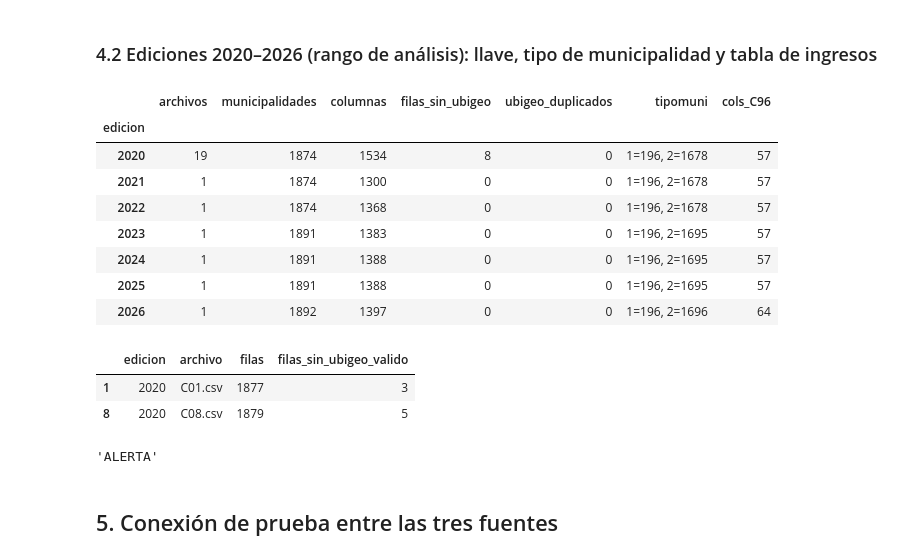
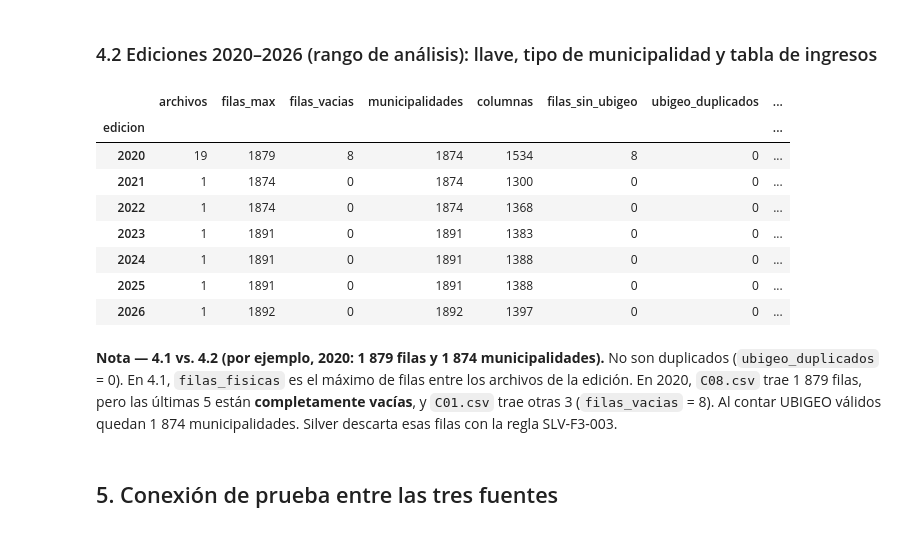
Before and after one commit to Rodriqg/Analisis-Presupuesto-Ejecucion-MEF, a Jupyter notebook: data/bronze/02_bronze_perfilado.ipynb, the cells around one changed output. Cells and saved outputs as stored; diff of their text form; code cells hidden in the pictures.

```diff
--- a/data/bronze/02_bronze_perfilado.ipynb
+++ b/data/bronze/02_bronze_perfilado.ipynb
@@ -433,17 +346,0 @@ display(pd.DataFrame(card).pivot_table(index="columna", columns="archivo", value
-# %%
-# Candidatas: columnas compartidas, identificadores propios (*_ID), años y meses
-def candidatas(cols):
-    return [c for c in cols if c in compartidas.index or c.endswith("_ID") or c.startswith(("ANO_", "MES_")) or c == "UBIGEO"]
-
-llaves = []
-for a, d in dfs_f2.items():
-    pdf = a_pandas(d.select(*candidatas(d.columns)))
-    cand, encontrada = list(pdf.columns), None
-    for k in range(1, len(cand) + 1):
-        encontrada = next((combo for combo in combinations(cand, k) if not pdf.duplicated(subset=list(combo)).any()), None)
-        if encontrada:
-            break
-    llaves.append({"archivo": a, "filas": len(pdf), "columnas_candidatas": ", ".join(cand), "llave_minima": " + ".join(encontrada) if encontrada else "(ninguna)"})
-df_llaves = pd.DataFrame(llaves)
-display(df_llaves)
-check("BRZ-F2-002", "Cada archivo del SISMEPRE tiene una llave natural deducida de sus columnas", len(df_llaves), int((df_llaves["llave_minima"] == "(ninguna)").sum()))
@@ -565,0 +386,16 @@ Municipalidades con tipo (2019–2026): 1449 | cambian de tipo desde 2019: 0
+# %%
+LLAVES_F2 = {
+    "rentas_ano_aplicacion.csv":       ["ANO_APLICACION", "PERIODO"],
+    "rentas_entidad_estado.csv":       ["SEC_EJEC", "ANO_APLICACION", "PERIODO"],
+    "rentas_esat_estadistica_atm.csv": ["SEC_EJEC", "ANO_APLICACION", "PERIODO", "ANO_ESTADISTICA", "MES_ESTADISTICA", "FORMULARIO_ID"],
+    "rentas_estadistica.csv":          ["ANO_APLICACION", "PERIODO", "FORMULARIO_ID", "ANO_ESTADISTICA", "MES_ESTADISTICA"],
+    "rentas_formulario.csv":           ["ANO_APLICACION", "PERIODO", "FORMULARIO_ID"],
+    "rentas_preguntas.csv":            ["ANO_APLICACION", "PERIODO", "PREGUNTA_ID"],
+    "rentas_respuestas.csv":           ["SEC_EJEC", "ANO_APLICACION", "RESPUESTA_ID"],
+}
+llaves = []
+for a, k in LLAVES_F2.items():
+    d = dfs_f2[a]
+    n, distintas = d.count(), d.select(*k).distinct().count()
+    llaves.append({"archivo": a, "llave": " + ".join(k), "filas": n, "duplicados_por_llave": n - distintas})
+display(pd.DataFrame(llaves).set_index("archivo"))
@@ -626,43 +561,39 @@ plt.tight_layout(); plt.show()
 # %%
 A0, A1 = cfg["anios"]["renamu_analisis"]
 def _col(cols, nombre):
     return next((c for c in cols if c.lower() == nombre.lower()), None)
 ren, ubigeos_renamu = [], {}
 for r in f01[(f01["anio"] >= A0) & (f01["anio"] <= A1)].itertuples():
     pdf = a_pandas(leer_csv(spark, r.abs, detectar_formato(RAIZ / r.ruta)))     # ~1 900 filas: se revisa en pandas
     cols = list(pdf.columns)
     cu, ct = _col(cols, "Ubigeo"), _col(cols, "Tipomuni")
     ubi = pdf[cu] if cu else pdf[_col(cols, "ccdd")].str.zfill(2) + pdf[_col(cols, "ccpp")].str.zfill(2) + pdf[_col(cols, "ccdi")].str.zfill(2)
     valido = ubi.str.fullmatch(r"\d{6}").fillna(False)
     ubigeos_renamu.setdefault(r.anio, set()).update(ubi[valido])
-    ren.append({"edicion": r.anio, "archivo": r.archivo, "filas": len(pdf), "columnas": len(cols), "ubigeo_origen": cu or "ccdd+ccpp+ccdi",
+    vacias = int(pdf.replace(r"^\s*$", None, regex=True).isna().all(axis=1).sum())   # filas sin ningún dato
+    ren.append({"edicion": r.anio, "archivo": r.archivo, "filas": len(pdf), "filas_vacias": vacias, "columnas": len(cols), "ubigeo_origen": cu or "ccdd+ccpp+ccdi",
                 "filas_sin_ubigeo_valido": int((~valido).sum()), "ubigeo_unicos": ubi[valido].nunique(),
                 "ubigeo_duplicados": int(valido.sum() - ubi[valido].nunique()),
                 "tipomuni": ", ".join(f"{k}={v}" for k, v in sorted(Counter(pdf[ct][valido]).items())) if ct else None,
                 "cols_C96": sum(c.upper().startswith("C96") for c in cols)})
 df_ren = pd.DataFrame(ren)
-resumen_ren = df_ren.groupby("edicion").agg(archivos=("archivo", "count"), municipalidades=("ubigeo_unicos", "max"), columnas=("columnas", "sum"),
+resumen_ren = df_ren.groupby("edicion").agg(archivos=("archivo", "count"), filas_max=("filas", "max"), filas_vacias=("filas_vacias", "sum"),
+                                            municipalidades=("ubigeo_unicos", "max"), columnas=("columnas", "sum"),
                                             filas_sin_ubigeo=("filas_sin_ubigeo_valido", "sum"), ubigeo_duplicados=("ubigeo_duplicados", "sum"),
                                             tipomuni=("tipomuni", "first"), cols_C96=("cols_C96", "sum"))
 display(resumen_ren)
-display(df_ren[df_ren["filas_sin_ubigeo_valido"] > 0][["edicion", "archivo", "filas", "filas_sin_ubigeo_valido"]])
-check("BRZ-F3-001", "UBIGEO válido único por municipalidad (RENAMU 2020–2026)", int(df_ren["filas"].sum()), int(df_ren["ubigeo_duplicados"].sum()), "critica")
-check("BRZ-F3-002", "Todas las ediciones 2020–2026 traen la tabla de ingresos C96", len(resumen_ren), int((resumen_ren["cols_C96"] == 0).sum()))
-check("BRZ-F3-003", "Filas del RENAMU sin UBIGEO válido", int(df_ren["filas"].sum()), int(df_ren["filas_sin_ubigeo_valido"].sum()))
 # %% [output]
-|  | archivos | municipalidades | columnas | filas_sin_ubigeo | ubigeo_duplicados | tipomuni | cols_C96 |
-| edicion |  |  |  |  |  |  |  |
-| 2020 | 19 | 1874 | 1534 | 8 | 0 | 1=196, 2=1678 | 57 |
-| 2021 | 1 | 1874 | 1300 | 0 | 0 | 1=196, 2=1678 | 57 |
-| 2022 | 1 | 1874 | 1368 | 0 | 0 | 1=196, 2=1678 | 57 |
-| 2023 | 1 | 1891 | 1383 | 0 | 0 | 1=196, 2=1695 | 57 |
-| 2024 | 1 | 1891 | 1388 | 0 | 0 | 1=196, 2=1695 | 57 |
-| 2025 | 1 | 1891 | 1388 | 0 | 0 | 1=196, 2=1695 | 57 |
-| 2026 | 1 | 1892 | 1397 | 0 | 0 | 1=196, 2=1696 | 64 |
+|  | archivos | filas_max | filas_vacias | municipalidades | columnas | filas_sin_ubigeo | ubigeo_duplicados | ... |
+| edicion |  |  |  |  |  |  |  | ... |
+| 2020 | 19 | 1879 | 8 | 1874 | 1534 | 8 | 0 | ... |
+| 2021 | 1 | 1874 | 0 | 1874 | 1300 | 0 | 0 | ... |
+| 2022 | 1 | 1874 | 0 | 1874 | 1368 | 0 | 0 | ... |
+| 2023 | 1 | 1891 | 0 | 1891 | 1383 | 0 | 0 | ... |
+| 2024 | 1 | 1891 | 0 | 1891 | 1388 | 0 | 0 | ... |
+| 2025 | 1 | 1891 | 0 | 1891 | 1388 | 0 | 0 | ... |
+| 2026 | 1 | 1892 | 0 | 1892 | 1397 | 0 | 0 | ... |
-|  | edicion | archivo | filas | filas_sin_ubigeo_valido |
-| 1 | 2020 | C01.csv | 1877 | 3 |
-| 8 | 2020 | C08.csv | 1879 | 5 |
-'ALERTA'
+# %% [markdown]
+**Nota — 4.1 vs. 4.2 (por ejemplo, 2020: 1 879 filas y 1 874 municipalidades).** No son duplicados (`ubigeo_duplicados` = 0). En 4.1, `filas_fisicas` es el máximo de filas entre los archivos de la edición. En 2020, `C08.csv` trae 1 879 filas, pero las últimas 5 están **completamente vacías**, y `C01.csv` trae otras 3 (`filas_vacias` = 8). Al contar UBIGEO válidos quedan 1 874 municipalidades. Silver descarta esas filas con la regla SLV-F3-003.
 # %% [markdown]
 ## 5. Conexión de prueba entre las tres fuentes
 # %%
```
Also changed, not shown: parts of 36 cells of this notebook, 25 other files.
